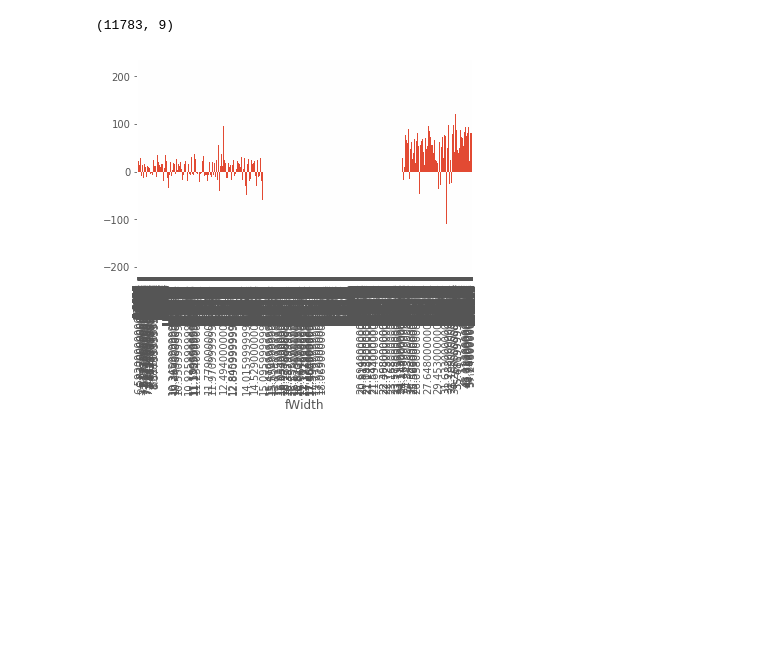
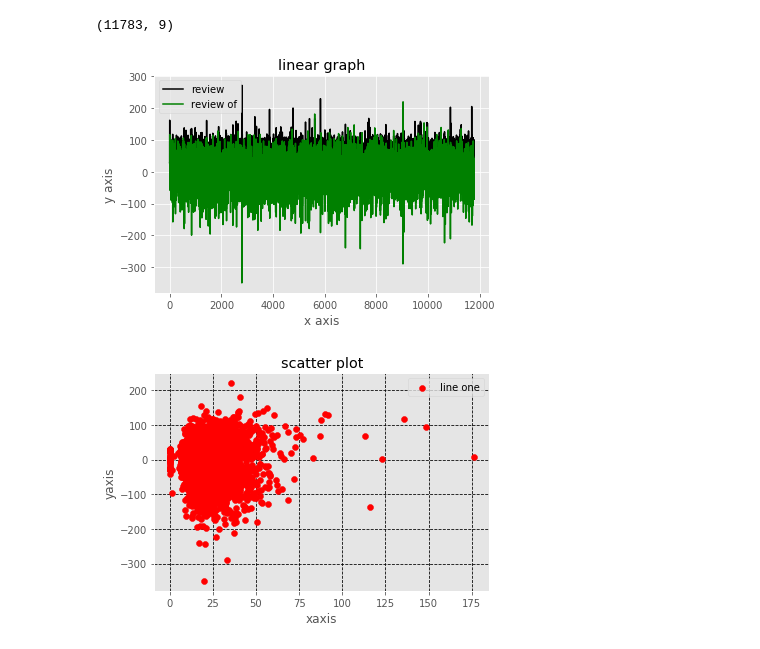
Before and after one commit to Sonypriyasonu/VITBML-EDA1, a Jupyter notebook: VITBML-EDA1.ipynb, the cells around one changed output. Drawn from its saved outputs; the diff is of its cells as text; code cells hidden in the pictures; blank space fills up the shorter version.

```diff
--- a/VITBML-EDA1.ipynb
+++ b/VITBML-EDA1.ipynb
@@ -169,10 +277,27 @@ print(df)
 print(df.shape)
 # %% [output]
 (11783, 9)
-# %%
-gh=df.groupby('fWidth')['fM3Long'].mean()
-plt.style.use('ggplot')
-gh.plot(kind='bar')
-plt.show()
-# %% [output]
-[figure, removed]
+# %%
+p=df['fLength']
+q=df['fAsym']
+plt.plot(p,label='review',color='k')
+plt.plot(q,label='review of',color='g')
+plt.title('linear graph')
+plt.xlabel("x axis")
+plt.ylabel("y axis")
+plt.legend()
+plt.show()
+# %% [output]
+[figure, added]
+# %%
+a=df['fWidth']
+b=df['fAsym']
+plt.scatter(a,b,label='line one',color='r',marker='o')
+plt.xlabel('xaxis')
+plt.ylabel('yaxis')
+plt.legend(loc='upper right')
+plt.title('scatter plot')
+plt.grid(True,color='k',linestyle='--')
+plt.show()
+# %% [output]
+[figure, added]
```
Also changed, not shown: parts of 14 cells of this notebook.
